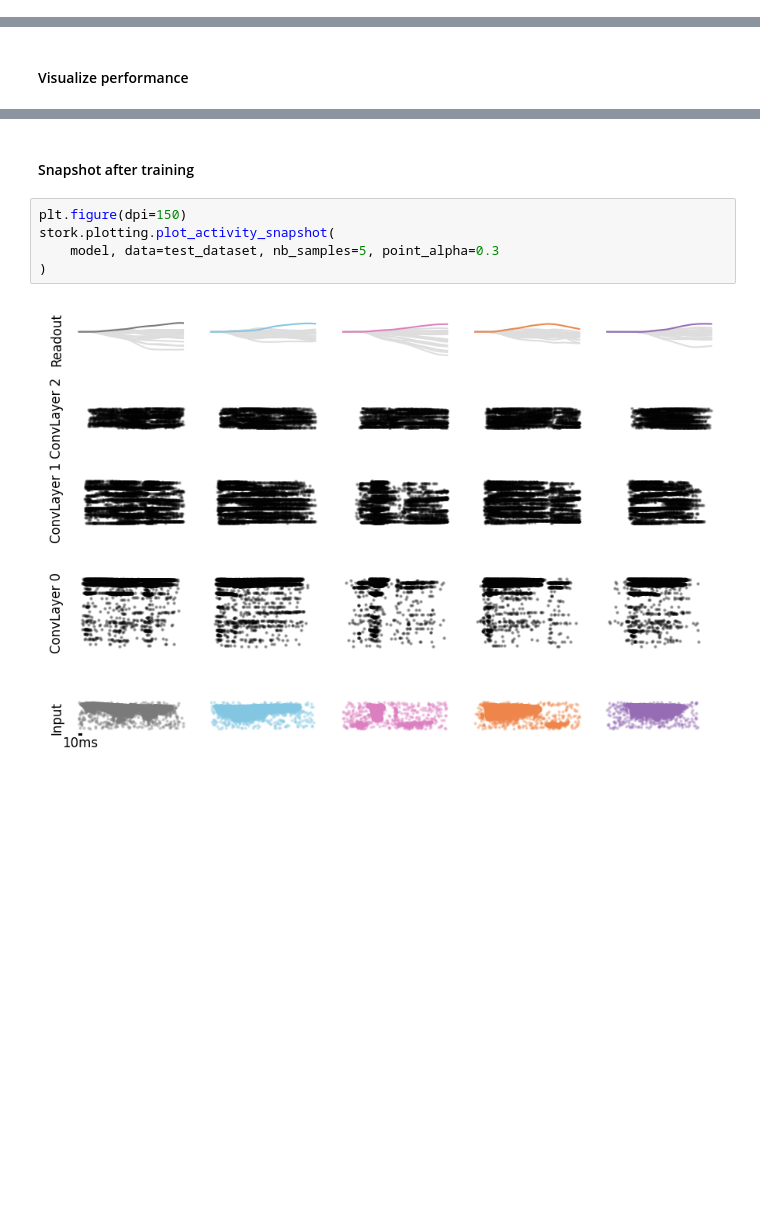
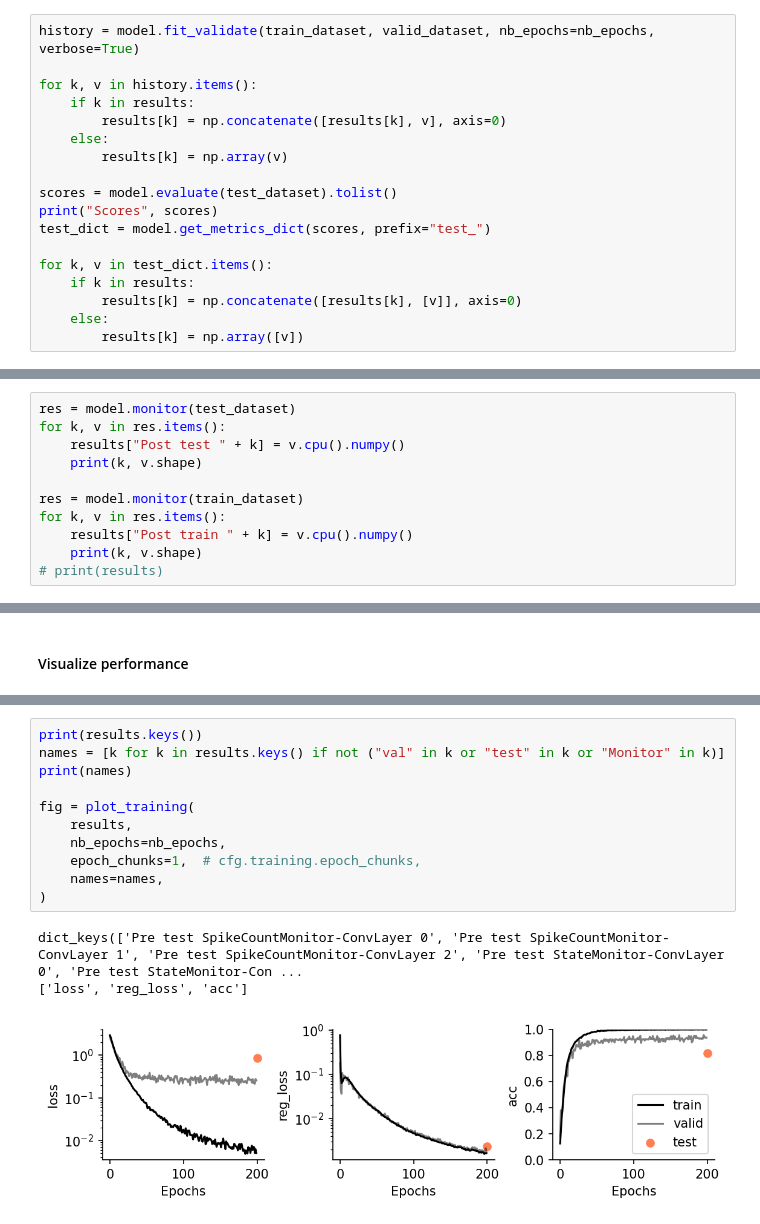
Before and after one commit to jgygax/stork-1, a Jupyter notebook: examples/03_Deep_ConvSNN_SHD.ipynb, the cells around one changed output, grey strips where cells are left out. Drawn from its saved outputs; the diff is of its cells as text; blank space fills up the shorter version.

```diff
--- a/examples/03_Deep_ConvSNN_SHD.ipynb
+++ b/examples/03_Deep_ConvSNN_SHD.ipynb
@@ -250,0 +296,18 @@ results["valid_acc"] = history["val_acc"].tolist()
+# %%
+history = model.fit_validate(train_dataset, valid_dataset, nb_epochs=nb_epochs, verbose=True)
+
+for k, v in history.items():
+    if k in results:
+        results[k] = np.concatenate([results[k], v], axis=0)
+    else:
+        results[k] = np.array(v)
+
+scores = model.evaluate(test_dataset).tolist()
+print("Scores", scores)
+test_dict = model.get_metrics_dict(scores, prefix="test_")
+
+for k, v in test_dict.items():
+    if k in results:
+        results[k] = np.concatenate([results[k], [v]], axis=0)
+    else:
+        results[k] = np.array([v])
@@ -250,0 +337,11 @@ results["valid_acc"] = history["val_acc"].tolist()
+# %%
+res = model.monitor(test_dataset)
+for k, v in res.items():
+    results["Post test " + k] = v.cpu().numpy()
+    print(k, v.shape)
+
+res = model.monitor(train_dataset)
+for k, v in res.items():
+    results["Post train " + k] = v.cpu().numpy()
+    print(k, v.shape)
+# print(results)
@@ -289,9 +371,15 @@ Validation acc.:  0.9558333333333332
-# %% [markdown]
-#### Snapshot after training
-# %%
-plt.figure(dpi=150)
-stork.plotting.plot_activity_snapshot(
-    model, data=test_dataset, nb_samples=5, point_alpha=0.3
-)
-# %% [output]
-[figure, removed]
+# %%
+print(results.keys())
+names = [k for k in results.keys() if not ("val" in k or "test" in k or "Monitor" in k)]
+print(names)
+
+fig = plot_training(
+    results,
+    nb_epochs=nb_epochs,
+    epoch_chunks=1,  # cfg.training.epoch_chunks,
+    names=names,
+)
+# %% [output]
+dict_keys(['Pre test SpikeCountMonitor-ConvLayer 0', 'Pre test SpikeCountMonitor-ConvLayer 1', 'Pre test SpikeCountMonitor-ConvLayer 2', 'Pre test StateMonitor-ConvLayer 0', 'Pre test StateMonitor-Con ...
+['loss', 'reg_loss', 'acc']
+[figure, added]
```
Also changed, not shown: parts of 13 cells of this notebook, 3 other files.
